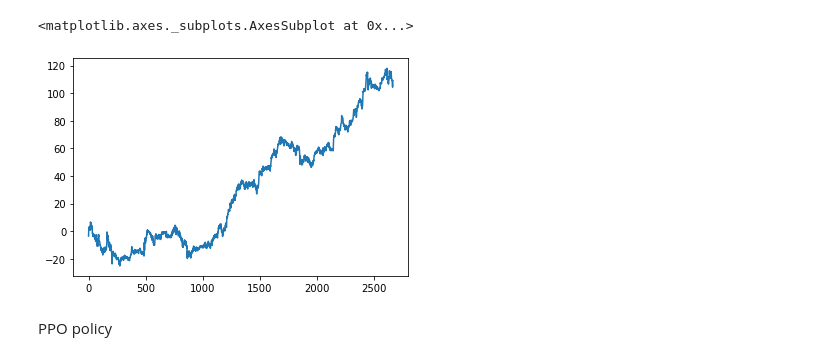
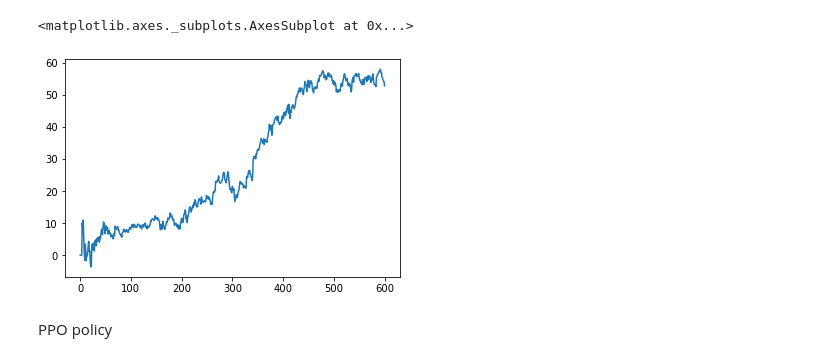
Before and after one commit to algotradingsoc/reinforcement_learning, a Jupyter notebook: Thomas/RL envrionment.ipynb, the cells around one changed output. Cells and saved outputs as stored; diff of their text form; code cells hidden in the pictures.

```diff
--- a/Thomas/RL envrionment.ipynb
+++ b/Thomas/RL envrionment.ipynb
@@ -176,8 +177,26 @@ class Equitydaily(gym.Env):
         tcost = turnover * np.log(fees)
         return tcost
 # %%
-config = {'pricing_source':'csvdata', 'tickers':['BRK','TLT','QQQ','GLD',],
-          'lookback':10, 'start':'2008-01-02', 'end':'2018-12-31', 'features':["volatility_20", "skewness_20", "kurtosis_20"]}
+config = {
+    "pricing_source": "csvdata",
+    "tickers": [
+        "BRK_A",
+        "GE_",
+        "GOLD_",
+        "AAPL_",
+        "GS_",
+        "T_",
+    ],
+    "lookback": 200,
+    "start": "1995-01-02",
+    "end": "2015-12-31",
+    "features": [
+        "return_volatility_20",
+    ],
+    'random_start': True,
+    'trading_days':600,
+}
+
 EQ_env = Equitydaily(config)
 # %%
 EQ_env.observation.shape, EQ_env.n_features
@@ -206,22 +210,22 @@ array([[[-0.46623792],
 # %%
 state = EQ_env.reset()
 done = False
 reward_list = []
 cum_reward = 0
 actions = list()
 
 while not done:
     #action = agent.compute_action(state)
-    action = np.array([1,0,0,0,0])
+    action = np.array([1,0,0,0,0,0,0])
     state, reward, done, future_price = EQ_env.step(action)
     cum_reward += reward
     actions.append(action)
     reward_list.append(reward)
 
 pd.Series(reward_list).cumsum().plot()
 # %% [output]
 <matplotlib.axes._subplots.AxesSubplot at 0x...>
-[figure, old version]
+[figure, new version]
 # %% [markdown]
 PPO policy
 # %%
```
Also changed, not shown: parts of 11 cells of this notebook, 4 other files.
